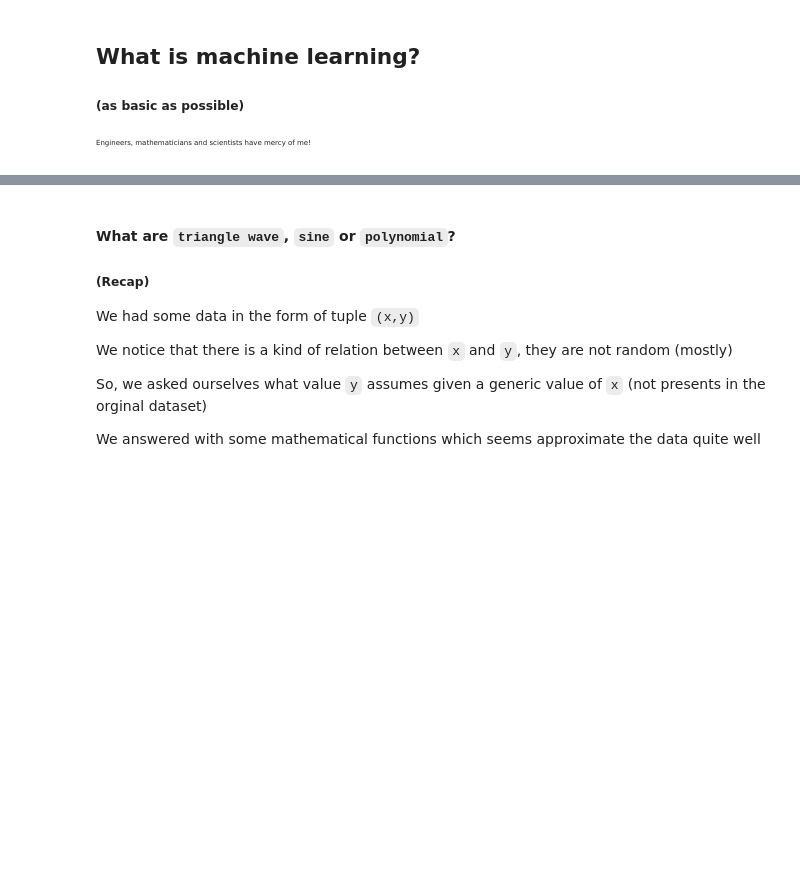
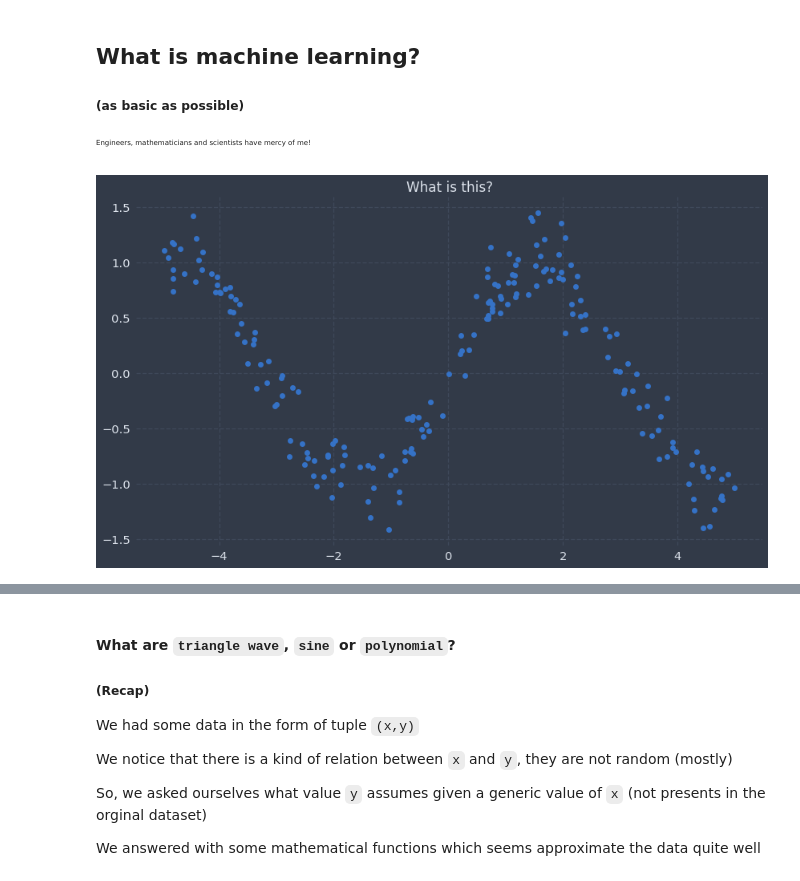
Before and after one commit to RobertoBochet/keras-talk, a Jupyter notebook: index.ipynb, the cells around one changed output, grey strips where cells are left out. Cells and saved outputs as stored; diff of their text form; code cells hidden in the pictures; blank space fills up the shorter version.

```diff
--- a/index.ipynb
+++ b/index.ipynb
@@ -12,13 +12,16 @@
 # %%
 import matplotlib.pyplot as plt
 import numpy as np
 import math
+np.random.seed(0)
 f = lambda x: np.real((math.e**(1j*x) - math.e**(-1j*x))/2j) + \
-              1e-4*np.e**x + np.random.normal(0,0.05,len(x))
-x = np.random.uniform(-5,5, 50)
+              1e-4*np.e**x + np.random.normal(0,0.2,len(x))
+x = np.random.uniform(-5,5, 200)
 y = f(x)
 plt.title("What is this?")
 plt.plot(x, y, "o")
 plt.show()
+# %% [output]
+[figure, added]
 # %%
 import scipy as sp
```
Also changed, not shown: parts of 21 cells of this notebook.
